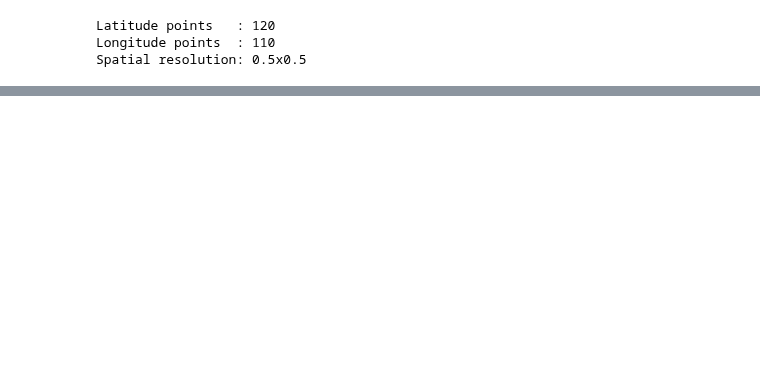
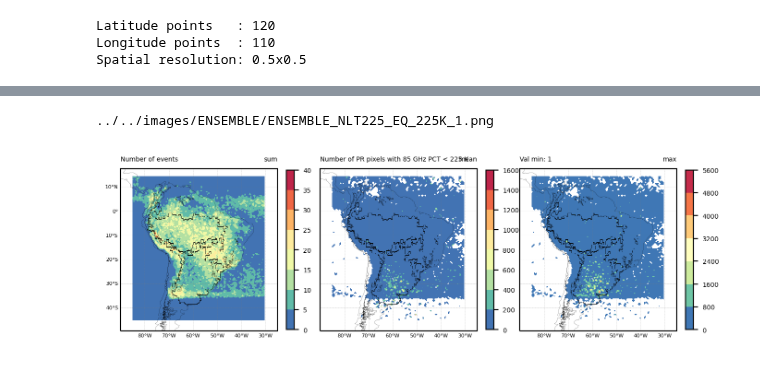
Before and after one commit to mhacarthur/PF_processing, a Jupyter notebook: jupyter/grid/grid_PF_extract.ipynb, the cells around one changed output, grey strips where cells are left out. Drawn from its saved outputs; the diff is of its cells as text; code cells hidden in the pictures; blank space fills up the shorter version.

```diff
--- a/jupyter/grid/grid_PF_extract.ipynb
+++ b/jupyter/grid/grid_PF_extract.ipynb
@@ -25,7 +32,6 @@ andes = list(shpreader.Reader('..'+os.sep+'mapping'+os.sep+'andes_1000.shp').geo
 # %%
 #Using IMERG 05x05 grid
-file_in = '/mnt/Data/Data/IMERG/season/summer/IMERG_2000_12_2020_12_24h_05x05_summer.nc'
-# file_in = 'E:'+os.sep+'Data'+os.sep+'IMERG'+os.sep+'season'+os.sep+'summer'+os.sep+'IMERG_2001_01_2020_12_24h_05x05_summer.nc'
+file_in = DIRS['dir_IMERG'] + 'IMERG_2000_12_2020_12_24h_05x05_summer.nc'
 
 data = ca.read_netcdf(file_in,0)
 lat = data['lat'].data
@@ -68,5 +74,3 @@ for x0 in np.arange(xmin, xmax+cell_size_x, cell_size_x ):
 
 cell = gpd.GeoDataFrame(grid_cells, columns=['geometry'], crs="EPSG:4326")
 cell = cell.reset_index()
-# %%
-product = 'kurpf'
@@ -86,0 +77,6 @@ print(file_list[-1])
+# %%
+file_list = pd.read_csv(DIRS['dir_ENSEMBLE_list']+'TRMM_GPM_summer_200012_2021_02.csv')
+len_files = len(file_list)
+print(f'Files Number: {len_files}')
+print(file_list['file_name'].iloc[0])
+print(file_list['file_name'].iloc[-1])
@@ -179,0 +265,7 @@ kurpf_202103_level2.csv
+# %%
+# count number of events por pixel
+number_events = np.zeros([nlat,nlon])
+
+for i in range(nlat):
+    for j in range(nlon):
+        number_events[i,j] = len(np.where(~np.isnan(pf_count[:,i,j]))[0])
@@ -181,49 +284,84 @@ kurpf_202103_level2.csv
 linewidth_limit = 0.5
 
 # cmap reds
-cmap = plt.get_cmap('hot_r')
+cmap = plt.cm.Spectral_r
 
 proj = ccrs.PlateCarree()
 
 fig = plt.figure(figsize=(8,8),dpi=200)
-gs = gridspec.GridSpec(1,2)
+gs = gridspec.GridSpec(1,3)
 
 #=====================================================================================================
 ax1 = plt.subplot(gs[0, 0], projection = proj)
 ax1.coastlines(linestyle='-',linewidth=0.1,color='black',zorder=4)
 ax1.add_geometries(andes,proj,edgecolor='k',facecolor='None',linestyle='-',linewidth=0.1,zorder=5)
 ax1.set_extent([-90,-25,-45,15])
+ax1.add_geometries(commu,proj,edgecolor='k',facecolor='None',linestyle='-',linewidth=0.3,zorder=5)
 
 gl = ax1.gridlines(crs=proj,draw_labels=True,linewidth=0.2,color='gray',alpha=0.5,linestyle='--')
 gl.top_labels = False
 gl.bottom_labels = True
 gl.left_labels = True
 gl.right_labels = False
 gl.xlabel_style = {'size': 4, 'color': 'k'}
 gl.ylabel_style = {'size': 4, 'color': 'k'}
 
-# a1 = ax1.scatter(data_cut['lon'],data_cut['lat'],s=data_cut[var]/data_cut[var].max(),c=data_cut[var],alpha=1,vmin=1,vmax=22,cmap=cmap)
-a1 = ax1.contourf(lon2d, lat2d, np.nanmean(pf_count,axis=0),levels=None,cmap=cmap)
-plt.colorbar(a1,fraction=0.05,ticks=None)
+a1 = ax1.contourf(lon2d, lat2d, number_events,levels=None,cmap=cmap)
+cbar = plt.colorbar(a1,fraction=0.046,ticks=None)
+cbar.ax.tick_params(labelsize=5)
 
-ax1.set_title(var,fontsize=8,loc='left')
-ax1.set_title('mean',fontsize=8,loc='right')
+ax1.set_title('Number of events',fontsize=5,loc='left')
+ax1.set_title('sum',fontsize=5,loc='right')
 
 #=====================================================================================================
 ax1 = plt.subplot(gs[0, 1], projection = proj)
 ax1.coastlines(linestyle='-',linewidth=0.1,color='black',zorder=4)
 ax1.add_geometries(andes,proj,edgecolor='k',facecolor='None',linestyle='-',linewidth=0.1,zorder=5)
 ax1.set_extent([-90,-25,-45,15])
+ax1.add_geometries(commu,proj,edgecolor='k',facecolor='None',linestyle='-',linewidth=0.3,zorder=5)
 
 gl = ax1.gridlines(crs=proj,draw_labels=True,linewidth=0.2,color='gray',alpha=0.5,linestyle='--')
 gl.top_labels = False
 gl.bottom_labels = True
 gl.left_labels = False
 gl.right_labels = False
 gl.xlabel_style = {'size': 4, 'color': 'k'}
 gl.ylabel_style = {'size': 4, 'color': 'k'}
 
-a1 = ax1.contourf(lon2d, lat2d, np.nanmax(pf_count,axis=0),levels=None,cmap=cmap)
-plt.colorbar(a1,fraction=0.05,ticks=None)
+a1 = ax1.contourf(lon2d, lat2d, val_mean,levels=None,cmap=cmap)
+cbar = plt.colorbar(a1,fraction=0.046,ticks=None)
+cbar.ax.tick_params(labelsize=5)
 
-ax1.set_title('max',fontsize=8,loc='right')
+ax1.set_title(long_name,fontsize=5,loc='left')
+ax1.set_title('mean',fontsize=5,loc='right')
+
+#=====================================================================================================
+ax1 = plt.subplot(gs[0, 2], projection = proj)
+ax1.coastlines(linestyle='-',linewidth=0.1,color='black',zorder=4)
+ax1.add_geometries(andes,proj,edgecolor='k',facecolor='None',linestyle='-',linewidth=0.1,zorder=5)
+ax1.set_extent([-90,-25,-45,15])
+ax1.add_geometries(commu,proj,edgecolor='k',facecolor='None',linestyle='-',linewidth=0.3,zorder=5)
+
+gl = ax1.gridlines(crs=proj,draw_labels=True,linewidth=0.2,color='gray',alpha=0.5,linestyle='--')
+gl.top_labels = False
+gl.bottom_labels = True
+gl.left_labels = False
+gl.right_labels = False
+gl.xlabel_style = {'size': 4, 'color': 'k'}
+gl.ylabel_style = {'size': 4, 'color': 'k'}
+
+a1 = ax1.contourf(lon2d, lat2d, val_max,levels=None,cmap=cmap)
+cbar = plt.colorbar(a1,fraction=0.046,ticks=None)
+cbar.ax.tick_params(labelsize=5)
+
+ax1.set_title('Val min: '+str(val_min),fontsize=5,loc='left')
+ax1.set_title('max',fontsize=5,loc='right')
+
+plt.subplots_adjust(left=None, bottom=None, right=None, top=None, hspace=0.05, wspace=0.15)
+
+salida = DIRS['dir_images'] + product + '/' + 'ENSEMBLE_' + var_name + '.png'
+print(salida)
+plt.savefig(salida,transparent = False,bbox_inches ='tight',pad_inches = 0.05, facecolor='white')
+# %% [output]
+../../images/ENSEMBLE/ENSEMBLE_NLT225_EQ_225K_1.png
+[figure, added]
```
Also changed, not shown: parts of 21 cells of this notebook, 12 other files.
